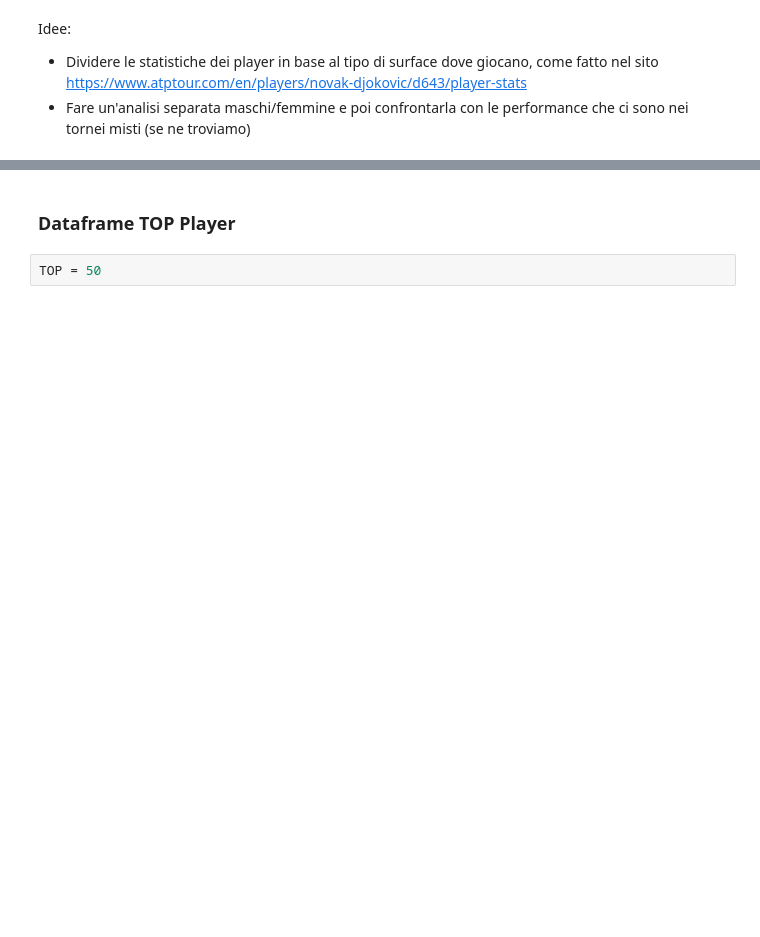
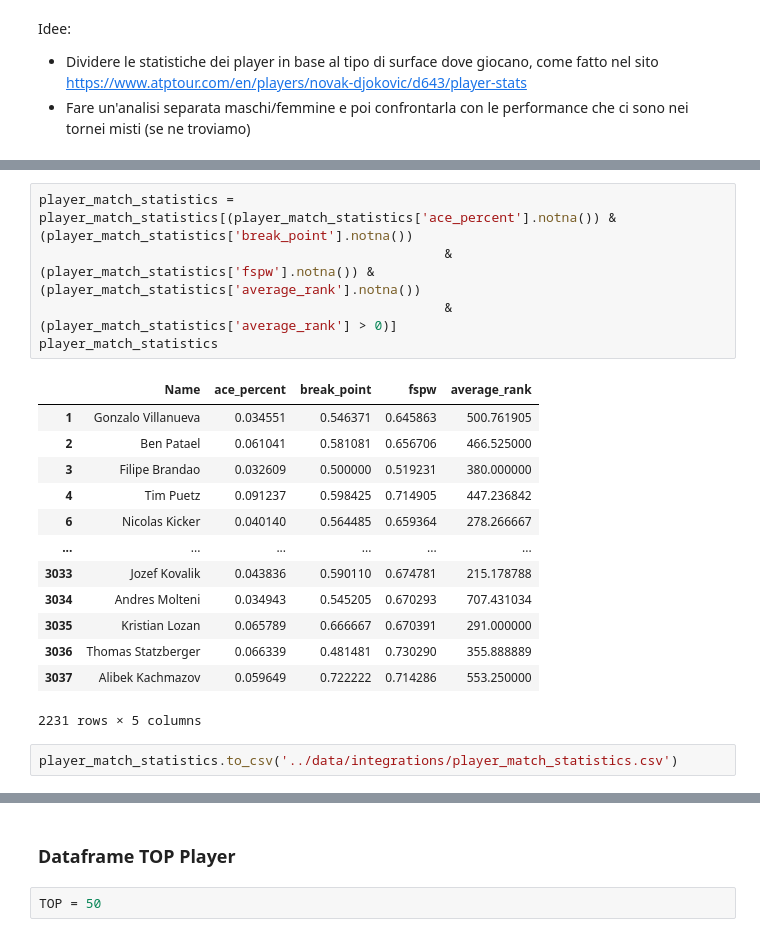
Before and after one commit to WilliamSimoni/Tennis-Matches-Data-mining, a Jupyter notebook: src/3_data_integration.ipynb, the cells around one changed output, grey strips where cells are left out. Cells and saved outputs as stored; diff of their text form; blank space fills up the shorter version.

```diff
--- a/src/3_data_integration.ipynb
+++ b/src/3_data_integration.ipynb
@@ -219,0 +299,21 @@ Idee:
+# %%
+player_match_statistics = player_match_statistics[(player_match_statistics['ace_percent'].notna()) & (player_match_statistics['break_point'].notna())
+                                                    & (player_match_statistics['fspw'].notna()) & (player_match_statistics['average_rank'].notna())
+                                                    & (player_match_statistics['average_rank'] > 0)]
+player_match_statistics
+# %% [output]
+|  | Name | ace_percent | break_point | fspw | average_rank |
+| 1 | Gonzalo Villanueva | 0.034551 | 0.546371 | 0.645863 | 500.761905 |
+| 2 | Ben Patael | 0.061041 | 0.581081 | 0.656706 | 466.525000 |
+| 3 | Filipe Brandao | 0.032609 | 0.500000 | 0.519231 | 380.000000 |
+| 4 | Tim Puetz | 0.091237 | 0.598425 | 0.714905 | 447.236842 |
+| 6 | Nicolas Kicker | 0.040140 | 0.564485 | 0.659364 | 278.266667 |
+| ... | ... | ... | ... | ... | ... |
+| 3033 | Jozef Kovalik | 0.043836 | 0.590110 | 0.674781 | 215.178788 |
+| 3034 | Andres Molteni | 0.034943 | 0.545205 | 0.670293 | 707.431034 |
+| 3035 | Kristian Lozan | 0.065789 | 0.666667 | 0.670391 | 291.000000 |
+| 3036 | Thomas Statzberger | 0.066339 | 0.481481 | 0.730290 | 355.888889 |
+| 3037 | Alibek Kachmazov | 0.059649 | 0.722222 | 0.714286 | 553.250000 |
+2231 rows × 5 columns
+# %%
+player_match_statistics.to_csv('../data/integrations/player_match_statistics.csv')
```
Also changed, not shown: parts of 20 cells of this notebook, 1 other file.
